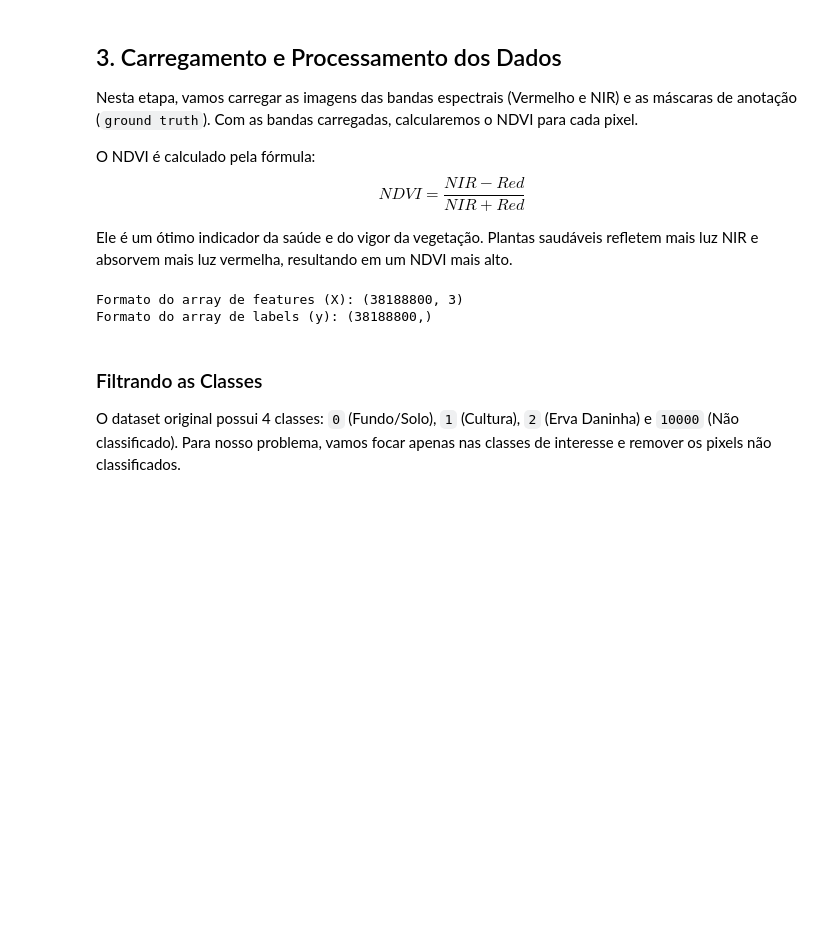
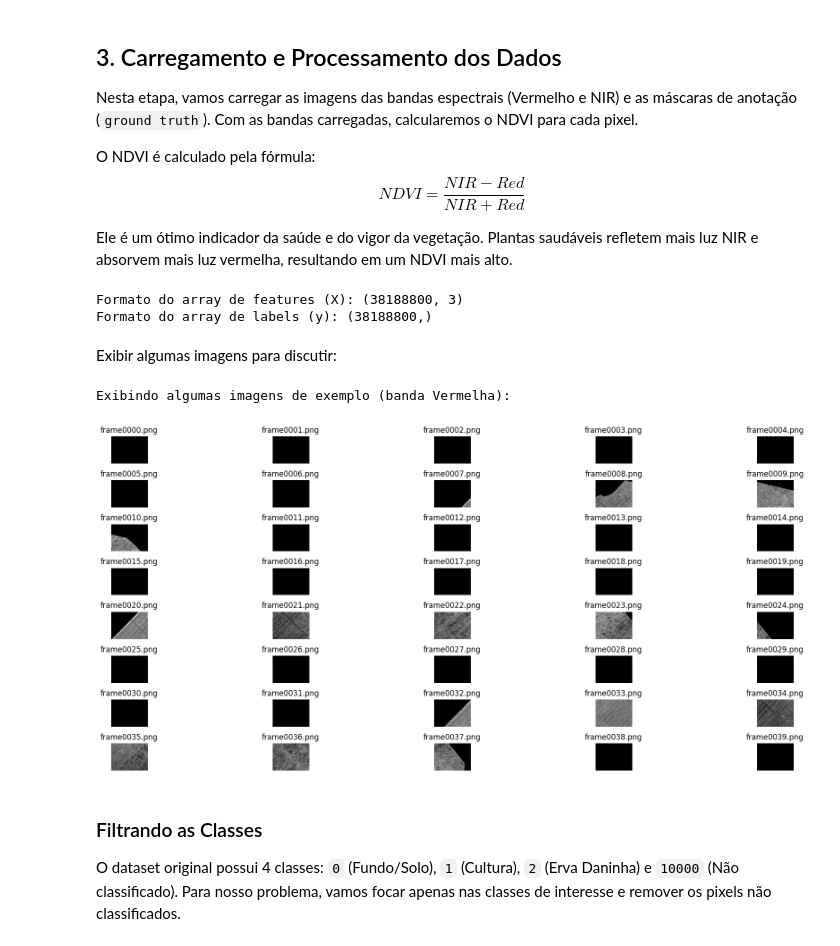
Before and after one commit to prof-eduardo-nunes/unicamp-mineracao_dados, a Jupyter notebook: deteccao_ervas_daninhas_aula_v2.ipynb, the cells around one changed output. Saved outputs shown, nothing was run; the diff lists cells and outputs as text; code cells hidden in the pictures; blank space fills up the shorter version.

```diff
--- a/deteccao_ervas_daninhas_aula_v2.ipynb
+++ b/deteccao_ervas_daninhas_aula_v2.ipynb
@@ -120,6 +123,37 @@ print(f'Formato do array de labels (y): {y.shape}')
 # %% [output]
 Formato do array de features (X): (38188800, 3)
 Formato do array de labels (y): (38188800,)
+# %% [markdown]
+Exibir algumas imagens para discutir:
+# %%
+# Exibir algumas imagens de exemplo
+print("Exibindo algumas imagens de exemplo (banda Vermelha):")
+
+# Obter uma lista de arquivos de imagem da banda vermelha
+red_image_files = sorted([f for f in os.listdir(RED_BAND_PATH) if f.endswith('.png')])
+
+# Escolher um número de imagens para exibir (por exemplo, 10)
+num_images_to_display = 40
+selected_images = red_image_files[:num_images_to_display]
+
+# Criar subplots para exibir as imagens
+fig, axes = plt.subplots(8, 5, figsize=(20, 8))
+axes = axes.ravel()  # Achatar o array de eixos para fácil iteração
+
+for i, img_name in enumerate(selected_images):
+    img_path = os.path.join(RED_BAND_PATH, img_name)
+    with rasterio.open(img_path) as src:
+        img_data = src.read(1)
+
+    axes[i].imshow(img_data, cmap='gray')
+    axes[i].set_title(img_name)
+    axes[i].axis('off')
+
+plt.tight_layout()
+plt.show()
+# %% [output]
+Exibindo algumas imagens de exemplo (banda Vermelha):
+[figure, added]
 # %% [markdown]
 ### Filtrando as Classes
 
```
Also changed, not shown: parts of 5 cells of this notebook.
